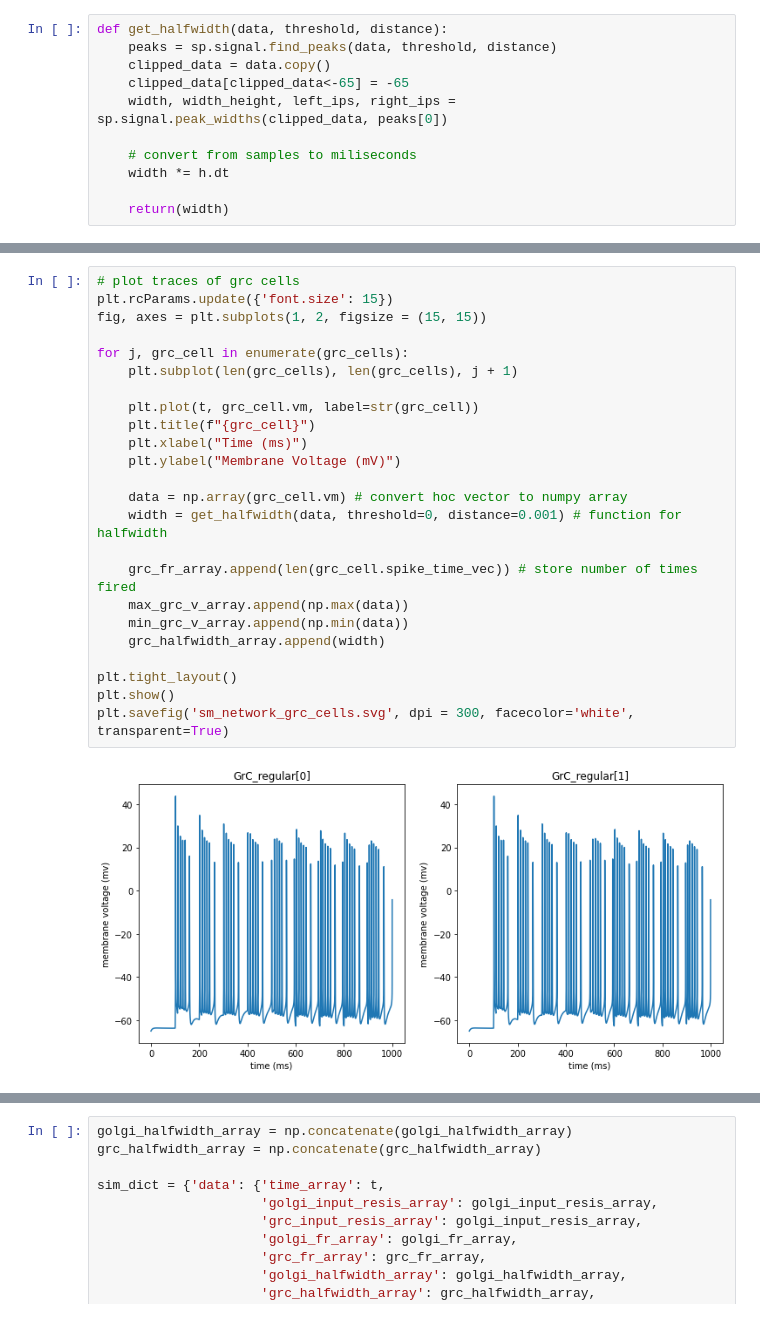
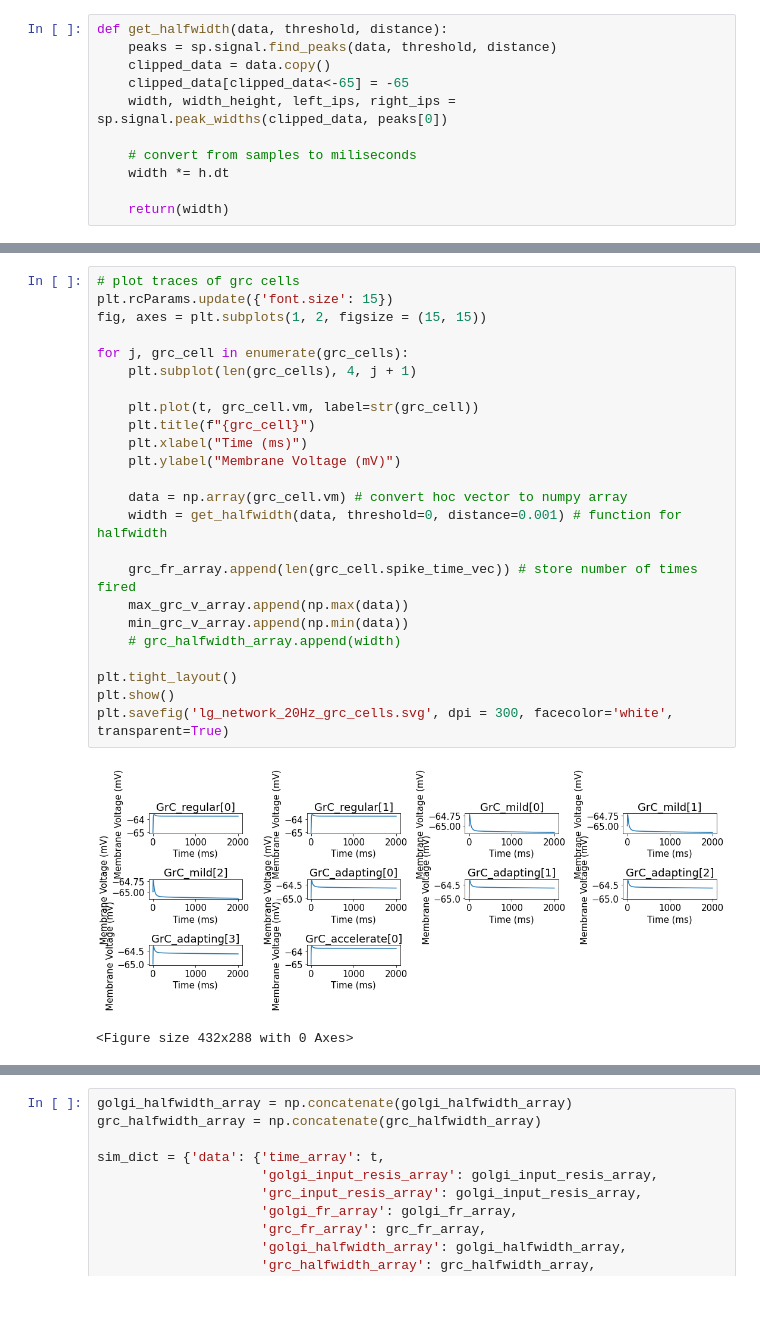
Before and after one commit to Spiritreaper331/Honors-Project-2022, a Jupyter notebook: Cerebellum Model/large_network_20Hz.ipynb, the cells around one changed output, grey strips where cells are left out. Cells and saved outputs as stored; diff of their text form.

```diff
--- a/Cerebellum Model/large_network_20Hz.ipynb
+++ b/Cerebellum Model/large_network_20Hz.ipynb
@@ -243,29 +242,30 @@ Error:
 # %%
 # plot traces of grc cells
 plt.rcParams.update({'font.size': 15})
 fig, axes = plt.subplots(1, 2, figsize = (15, 15))
 
 for j, grc_cell in enumerate(grc_cells):
-    plt.subplot(len(grc_cells), len(grc_cells), j + 1)
+    plt.subplot(len(grc_cells), 4, j + 1)
 
     plt.plot(t, grc_cell.vm, label=str(grc_cell))
     plt.title(f"{grc_cell}")
     plt.xlabel("Time (ms)")
     plt.ylabel("Membrane Voltage (mV)")
 
     data = np.array(grc_cell.vm) # convert hoc vector to numpy array
     width = get_halfwidth(data, threshold=0, distance=0.001) # function for halfwidth
 
     grc_fr_array.append(len(grc_cell.spike_time_vec)) # store number of times fired
     max_grc_v_array.append(np.max(data))
     min_grc_v_array.append(np.min(data))
-    grc_halfwidth_array.append(width)
+    # grc_halfwidth_array.append(width)
 
 plt.tight_layout()
 plt.show()
-plt.savefig('sm_network_grc_cells.svg', dpi = 300, facecolor='white', transparent=True)
+plt.savefig('lg_network_20Hz_grc_cells.svg', dpi = 300, facecolor='white', transparent=True)
 # %% [output]
-[figure, old version]
+[figure, new version]
+<Figure size 432x288 with 0 Axes>
 # %%
 # plot traces of golgi cells
 plt.rcParams.update({'font.size': 15})
```
Also changed, not shown: parts of 4 cells of this notebook, 20 other files.
